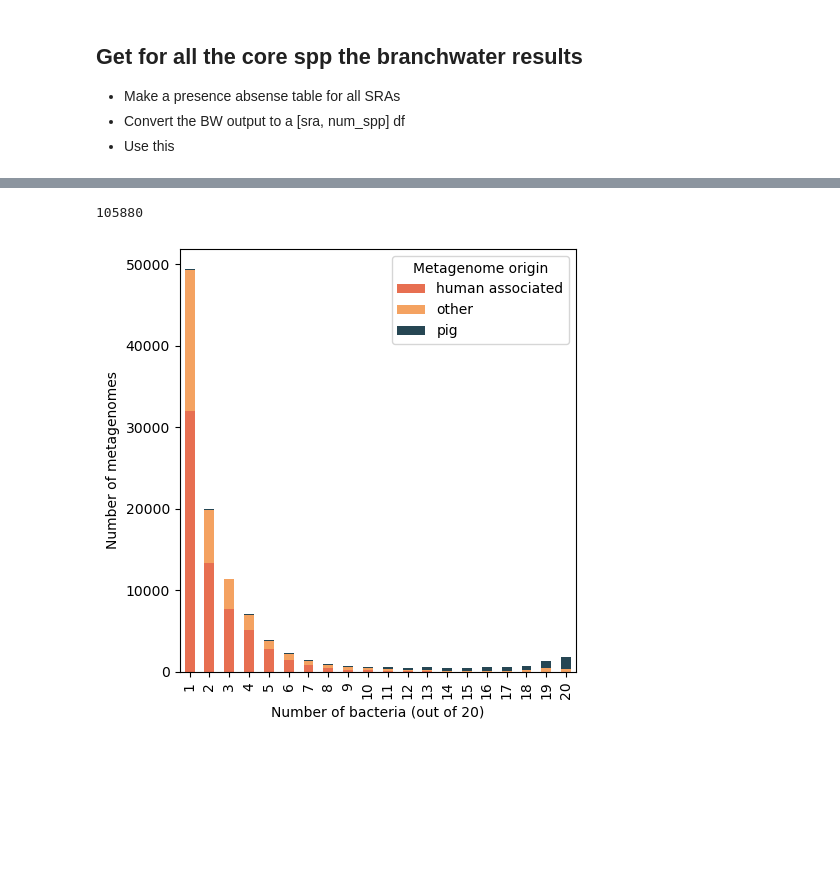
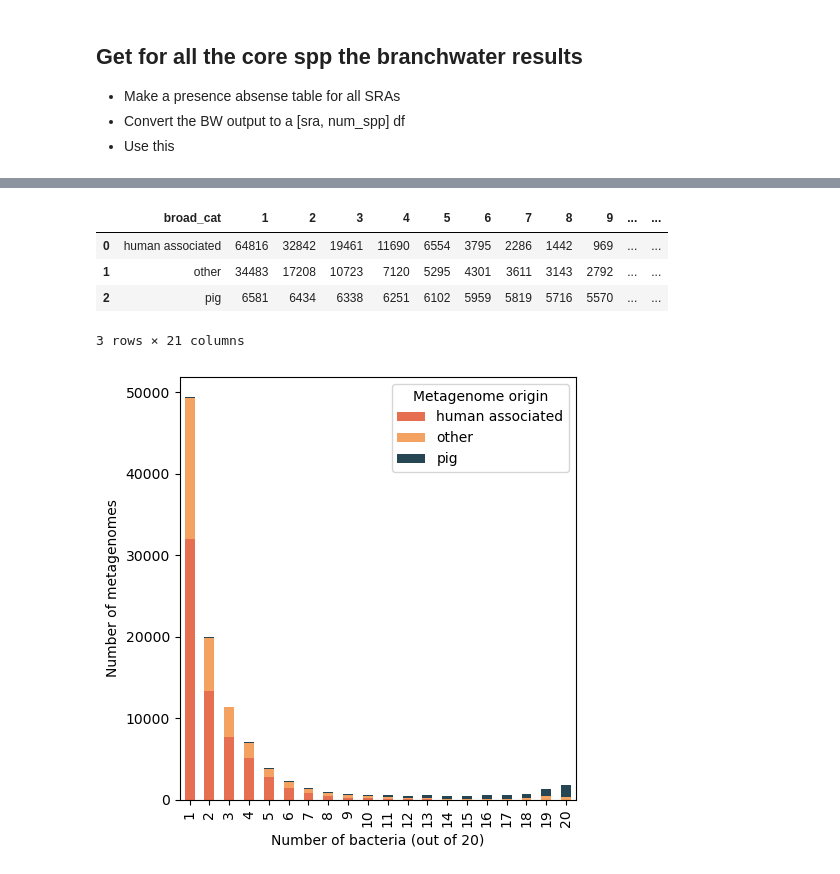
Before and after one commit to AnneliektH/2025-pig-corespp, a Jupyter notebook: workflow/notebooks/251111_process_bw.ipynb, the cells around one changed output, grey strips where cells are left out. Saved outputs shown, nothing was run; the diff lists cells and outputs as text; code cells hidden in the pictures; blank space fills up the shorter version.

```diff
--- a/workflow/notebooks/251111_process_bw.ipynb
+++ b/workflow/notebooks/251111_process_bw.ipynb
@@ -31,5 +90,0 @@ def combine_branchwater_res(dfs):
-# %%
-# 105,880 results
-len(df)
-# %% [output]
-105880
@@ -60 +91,9 @@ dfp['broad_cat'] = dfp['organism'].apply(get_broad_cat_simple)
+# %%
+df_cm
+# %% [output]
+|  | broad_cat | 1 | 2 | 3 | 4 | 5 | 6 | 7 | 8 | 9 | ... | ... |
+| 0 | human associated | 64816 | 32842 | 19461 | 11690 | 6554 | 3795 | 2286 | 1442 | 969 | ... | ... |
+| 1 | other | 34483 | 17208 | 10723 | 7120 | 5295 | 4301 | 3611 | 3143 | 2792 | ... | ... |
+| 2 | pig | 6581 | 6434 | 6338 | 6251 | 6102 | 5959 | 5819 | 5716 | 5570 | ... | ... |
+3 rows × 21 columns
 # %%
```
Also changed, not shown: parts of 21 cells of this notebook.
